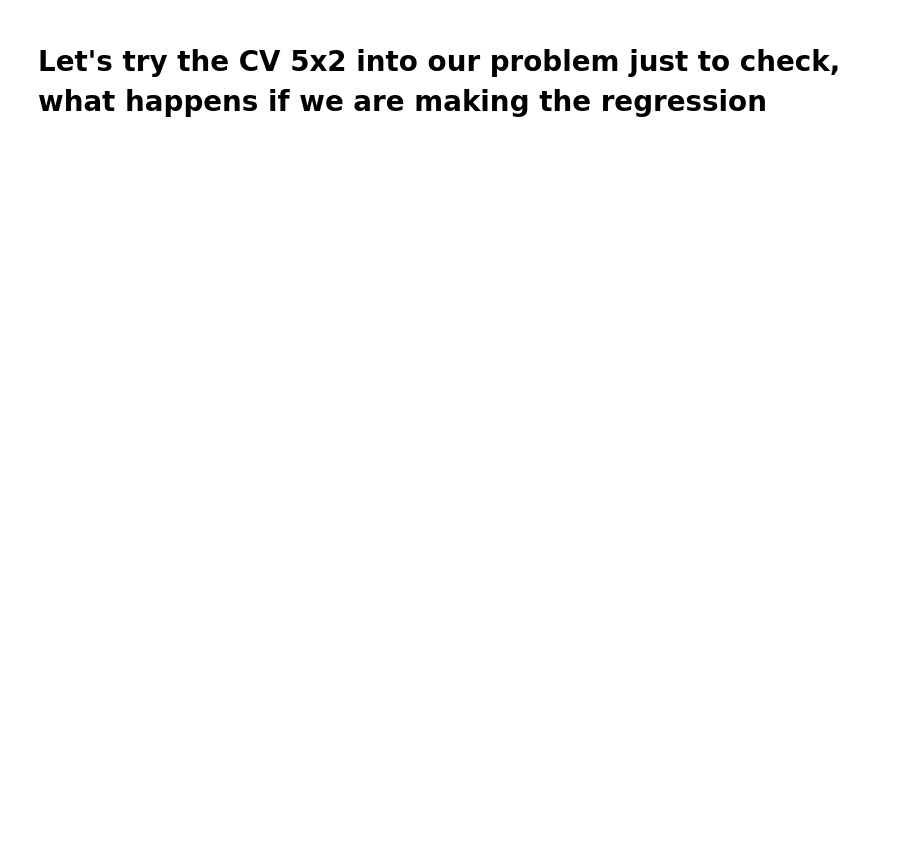
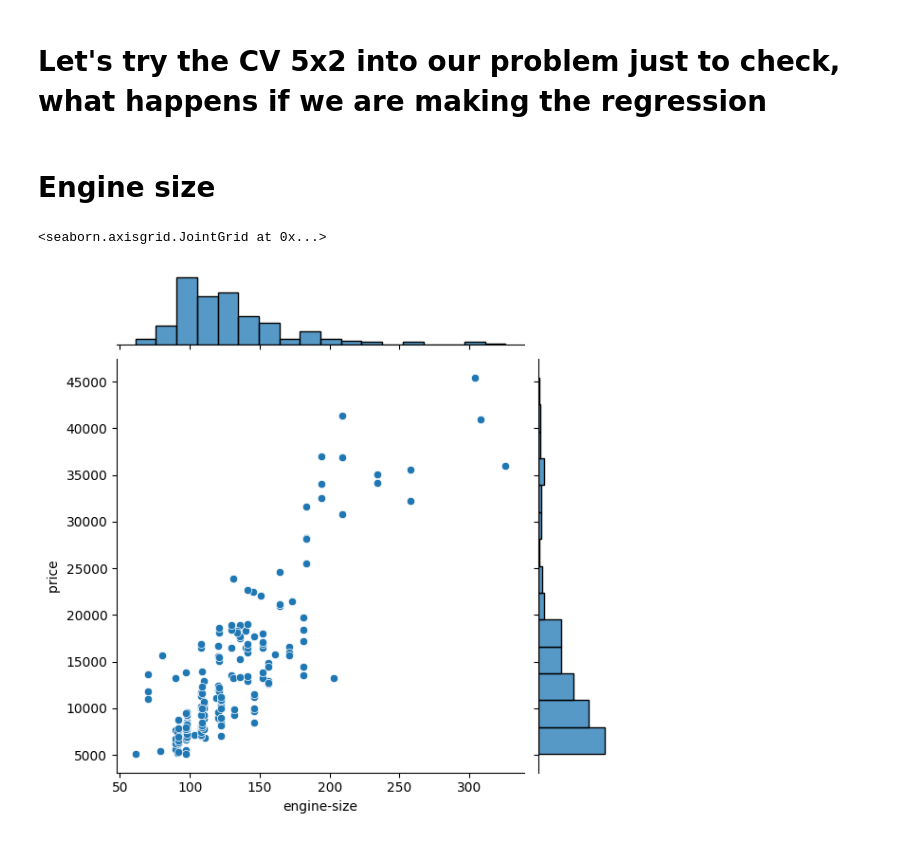
Before and after one commit to JoseAdrianRodriguezGonzalez/Linear-predictor, a Jupyter notebook: src/second/test.ipynb, the cells around one changed output. Saved outputs shown, nothing was run; the diff lists cells and outputs as text; code cells hidden in the pictures; blank space fills up the shorter version.

```diff
--- a/src/second/test.ipynb
+++ b/src/second/test.ipynb
@@ -251,2 +258,9 @@ np.float64(2.6232797942177686)
 # %% [markdown]
 # Let's try the CV 5x2 into our problem just to check, what happens if we are making the regression
+# %% [markdown]
+# Engine size
+# %%
+sns.jointplot(x=data['engine-size'], y=data['price     '])
+# %% [output]
+<seaborn.axisgrid.JointGrid at 0x...>
+[figure, added]
```
Also changed, not shown: parts of 27 cells of this notebook, 6 other files.
